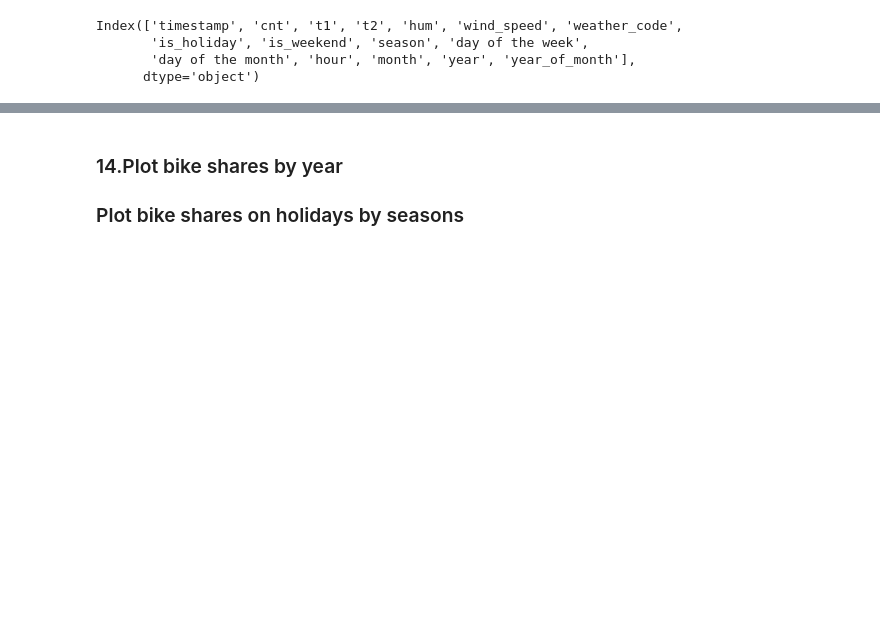
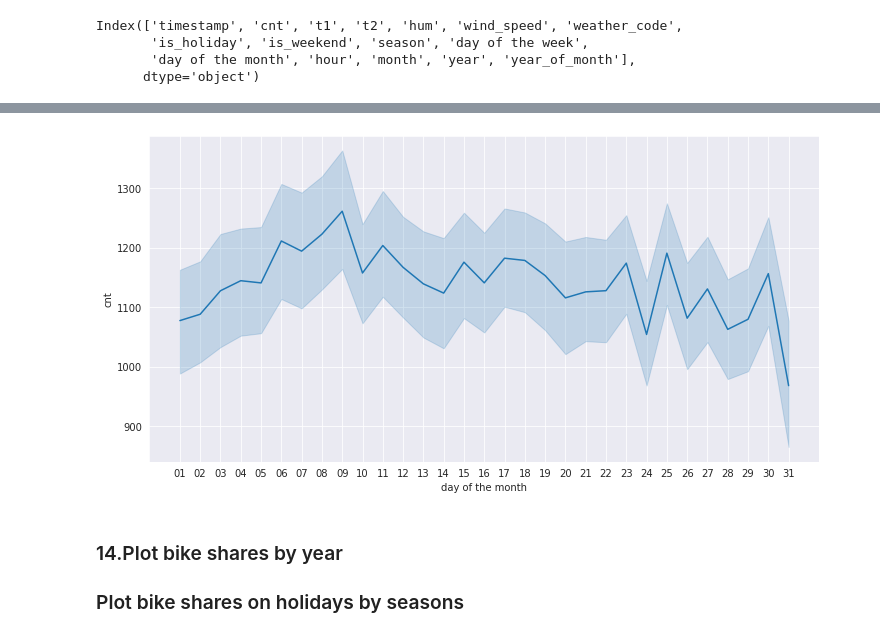
Before and after one commit to mehmetsar/DA_assignments, a Jupyter notebook: DV_capstone_student_ipynb_adlı_not_defterinin_kopyası.ipynb, the cells around one changed output, grey strips where cells are left out. Cells and saved outputs as stored; diff of their text form; code cells hidden in the pictures; blank space fills up the shorter version.

```diff
--- a/DV_capstone_student_ipynb_adlı_not_defterinin_kopyası.ipynb
+++ b/DV_capstone_student_ipynb_adlı_not_defterinin_kopyası.ipynb
@@ -392,3 +390,10 @@ df3.reset_index().T
+# %%
+#with lineplot
+df4= df.sort_values(["day of the month"])
+plt.figure(figsize=(12,6))
+sns.lineplot(x=df4["day of the month"], y = df4.cnt);
+# %% [output]
+[figure, added]
 # %% [markdown]
 ### 14.Plot bike shares by year
 ### Plot bike shares on holidays by seasons
```
Also changed, not shown: parts of 18 cells of this notebook.
